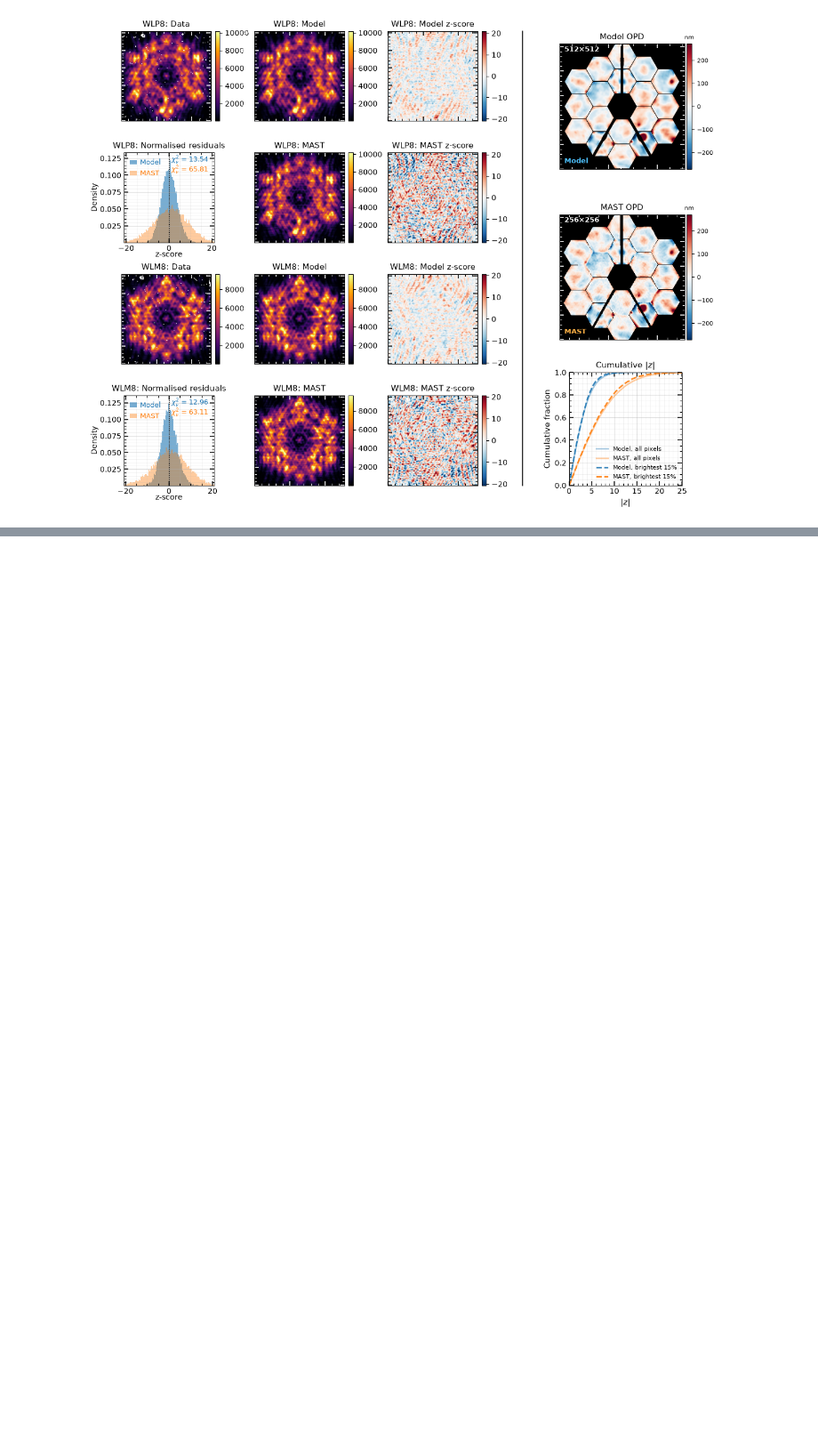
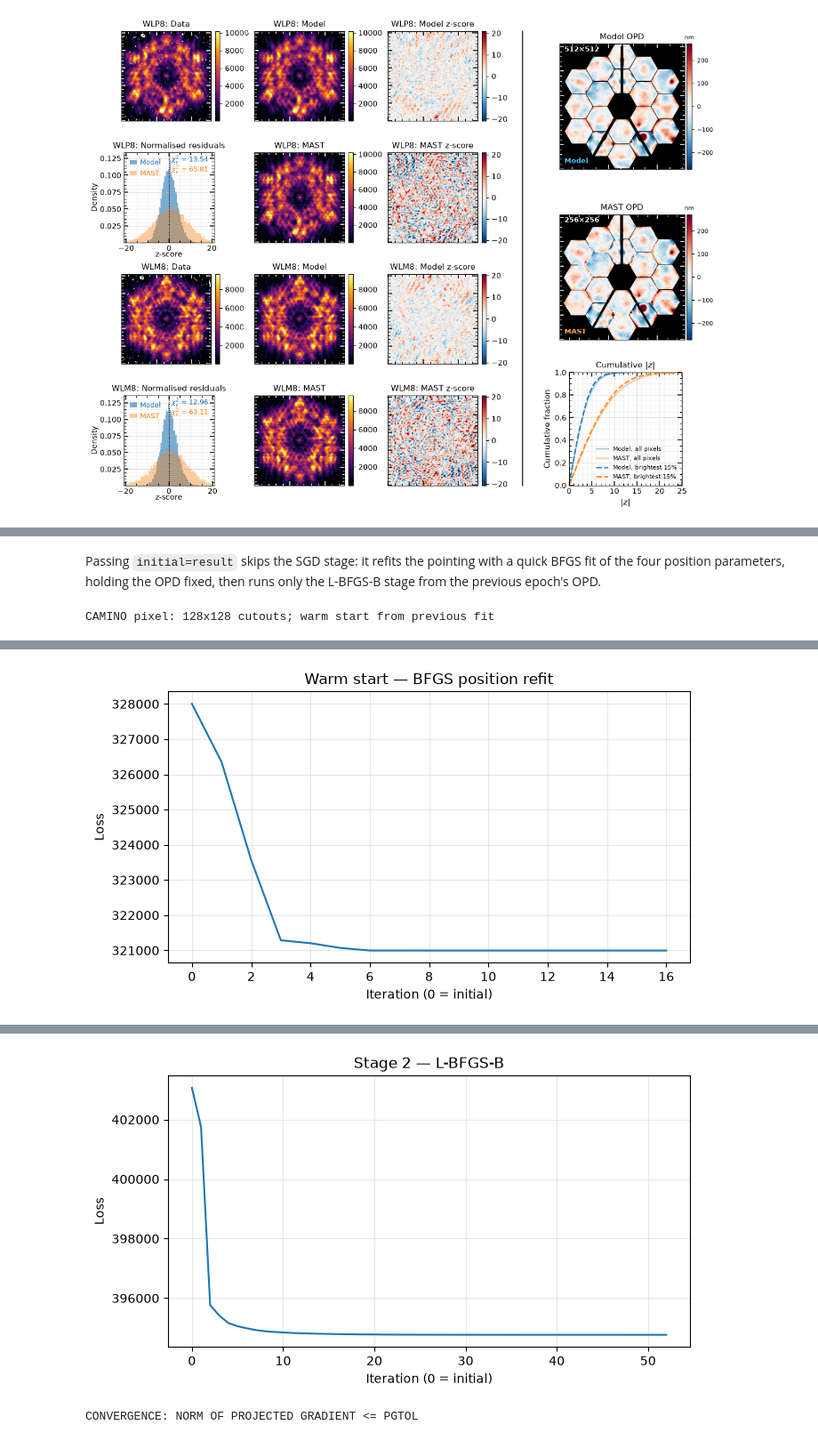
Before and after one commit to rayshrish/camino, a Jupyter notebook: notebooks/camino_pixel_fit.ipynb, the cells around one changed output, grey strips where cells are left out. Shown at 89% size. Cells and saved outputs as stored; diff of their text form; code cells hidden in the pictures; blank space fills up the shorter version.

```diff
--- a/notebooks/camino_pixel_fit.ipynb
+++ b/notebooks/camino_pixel_fit.ipynb
@@ -12,6 +12,7 @@ First, download data from MAST; we're going to go with 18 December 2025, for no
 # %%
 OBS_DATE = "2025-12-18"
 FIT_MODE = "pixel"
+FIT_NPIX = 128  # detector window: 128 or 256
 
 date_tag = OBS_DATE.replace("-", "")
 mode_tag = FIT_MODE.replace("_", "")
@@ -26,6 +27,7 @@ WLP8_IMAGE_PATH, WLM8_IMAGE_PATH = download_wlp8_wlm8(
 
 config = FitConfig.for_mode(
     FIT_MODE,
+    fit_npix=FIT_NPIX,
     show_plots=True,
 )
 # %% [output]
@@ -92,0 +99,6 @@ WLM8: CAMINO mean(z²)=12.960; MAST mean(z²)=63.109
+# %%
+NEXT_EPOCH = next_wfs_epoch(OBS_DATE)
+NEXT_DIR = Path(f"{NEXT_EPOCH:%Y%m%d}_{mode_tag}")
+
+next_paths = download_wlp8_wlm8(NEXT_EPOCH, download_dir=NEXT_DIR / "data")
+data_next = load_data(*next_paths, config=config)
@@ -92,0 +114,7 @@ WLM8: CAMINO mean(z²)=12.960; MAST mean(z²)=63.109
+# %% [markdown]
+Passing `initial=result` skips the SGD stage: it refits the pointing with a quick BFGS fit of the four position parameters, holding the OPD fixed, then runs only the L-BFGS-B stage from the previous epoch's OPD.
+# %%
+result_next = fit_data(data=data_next, initial=result, output_dir=NEXT_DIR)
+print(result_next.scipy_result.message)
+# %% [output]
+CAMINO pixel: 128x128 cutouts; warm start from previous fit
@@ -92,0 +122 @@ WLM8: CAMINO mean(z²)=12.960; MAST mean(z²)=63.109
+[figure, added]
@@ -92,0 +124,2 @@ WLM8: CAMINO mean(z²)=12.960; MAST mean(z²)=63.109
+[figure, added]
+CONVERGENCE: NORM OF PROJECTED GRADIENT <= PGTOL
```
Also changed, not shown: parts of 9 cells of this notebook.
